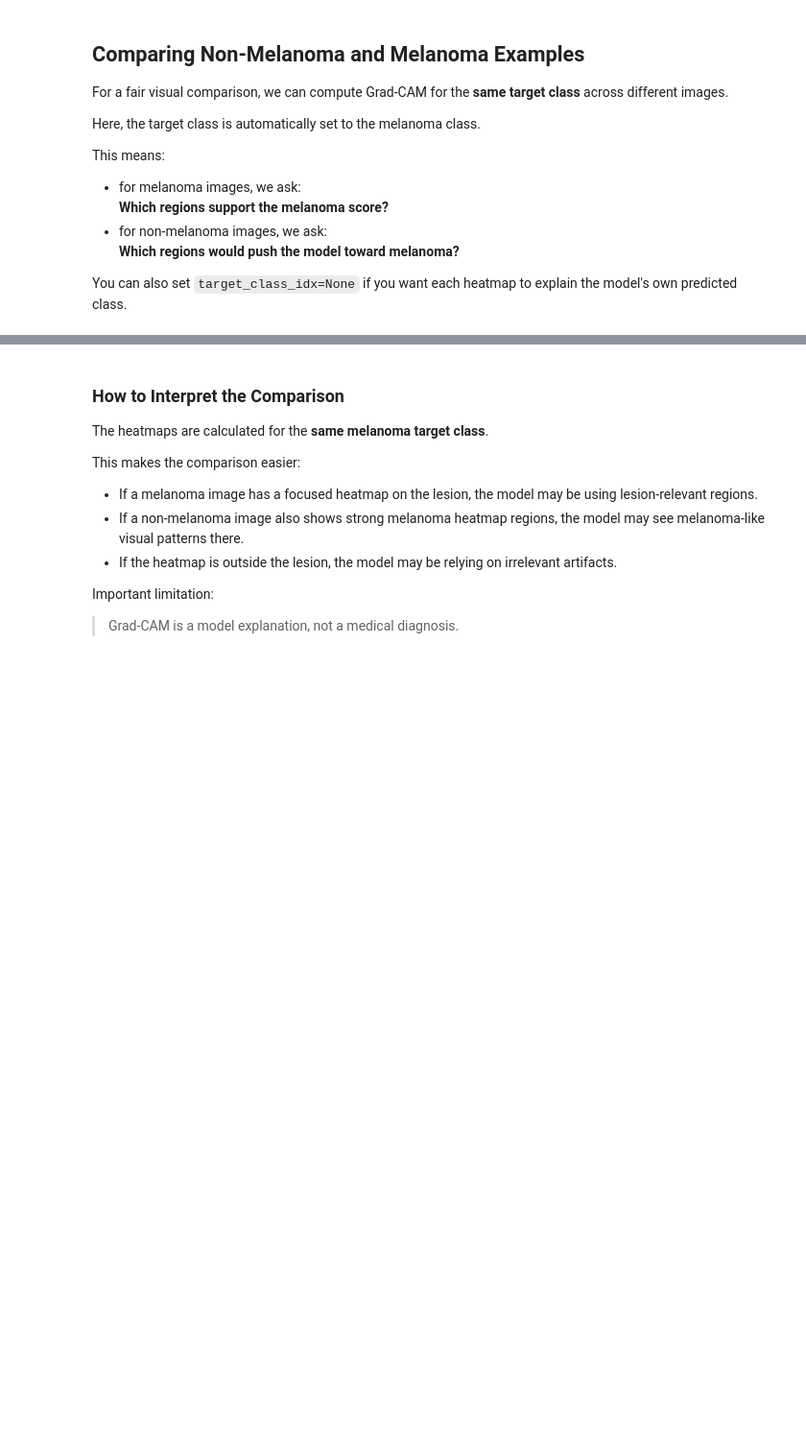
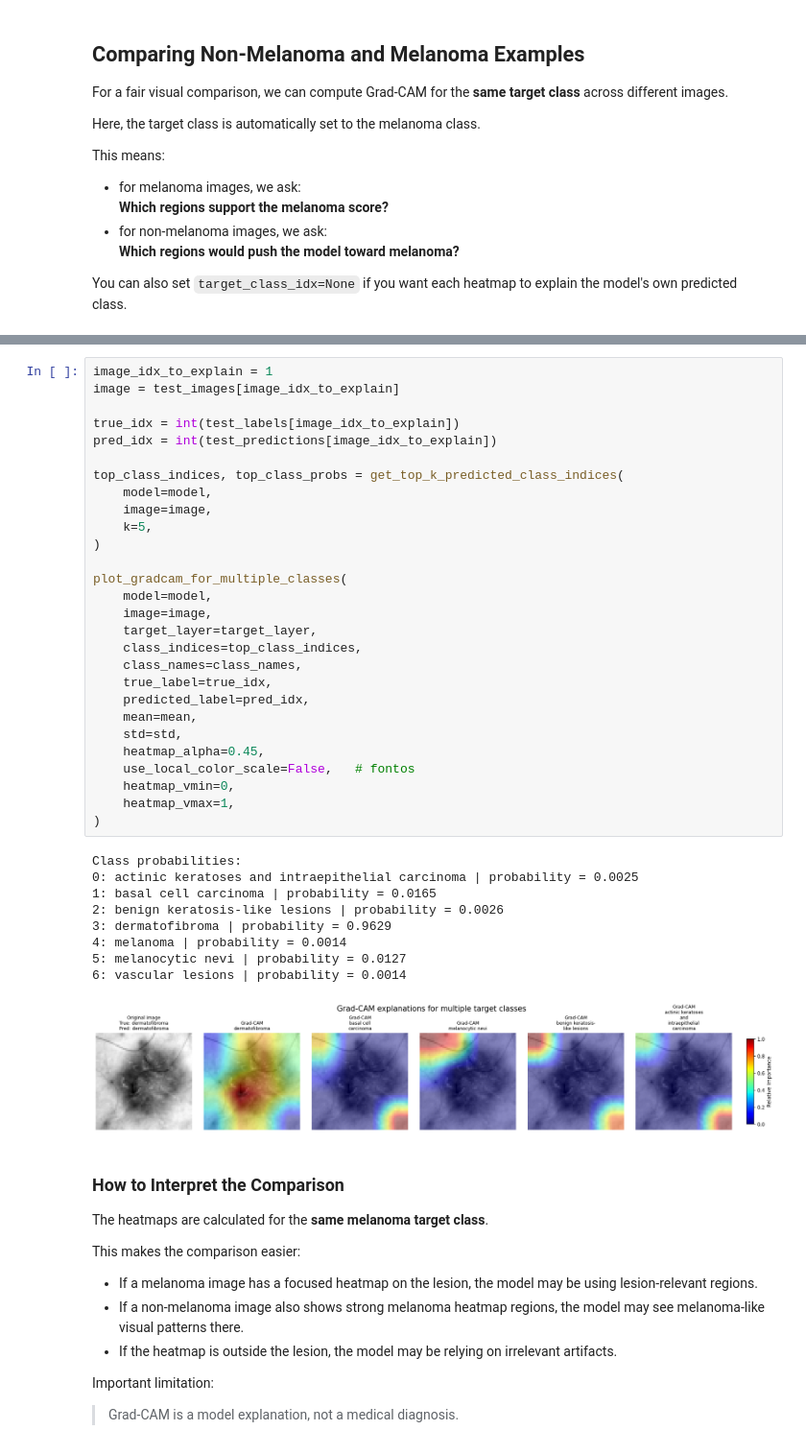
Before and after one commit to Data-Science-Group-Attoworld/explainable_dl_for_unstructured_data, a Jupyter notebook: computer_vision_explainability/dermamnist_explainability.ipynb, the cells around one changed output, grey strips where cells are left out. Shown at 96% size. Cells and saved outputs as stored; diff of their text form; blank space fills up the shorter version.

```diff
--- a/computer_vision_explainability/dermamnist_explainability.ipynb
+++ b/computer_vision_explainability/dermamnist_explainability.ipynb
@@ -878,3 +1228,41 @@ Melanoma example indices: [2, 7, 12]
+# %%
+image_idx_to_explain = 1
+image = test_images[image_idx_to_explain]
+
+true_idx = int(test_labels[image_idx_to_explain])
+pred_idx = int(test_predictions[image_idx_to_explain])
+
+top_class_indices, top_class_probs = get_top_k_predicted_class_indices(
+    model=model,
+    image=image,
+    k=5,
+)
+
+plot_gradcam_for_multiple_classes(
+    model=model,
+    image=image,
+    target_layer=target_layer,
+    class_indices=top_class_indices,
+    class_names=class_names,
+    true_label=true_idx,
+    predicted_label=pred_idx,
+    mean=mean,
+    std=std,
+    heatmap_alpha=0.45,
+    use_local_color_scale=False,   # fontos
+    heatmap_vmin=0,
+    heatmap_vmax=1,
+)
+# %% [output]
+Class probabilities:
+0: actinic keratoses and intraepithelial carcinoma | probability = 0.0025
+1: basal cell carcinoma | probability = 0.0165
+2: benign keratosis-like lesions | probability = 0.0026
+3: dermatofibroma | probability = 0.9629
+4: melanoma | probability = 0.0014
+5: melanocytic nevi | probability = 0.0127
+6: vascular lesions | probability = 0.0014
+[figure, added]
 # %% [markdown]
 ### How to Interpret the Comparison
 
```
Also changed, not shown: parts of 23 cells of this notebook, 6 other files.
